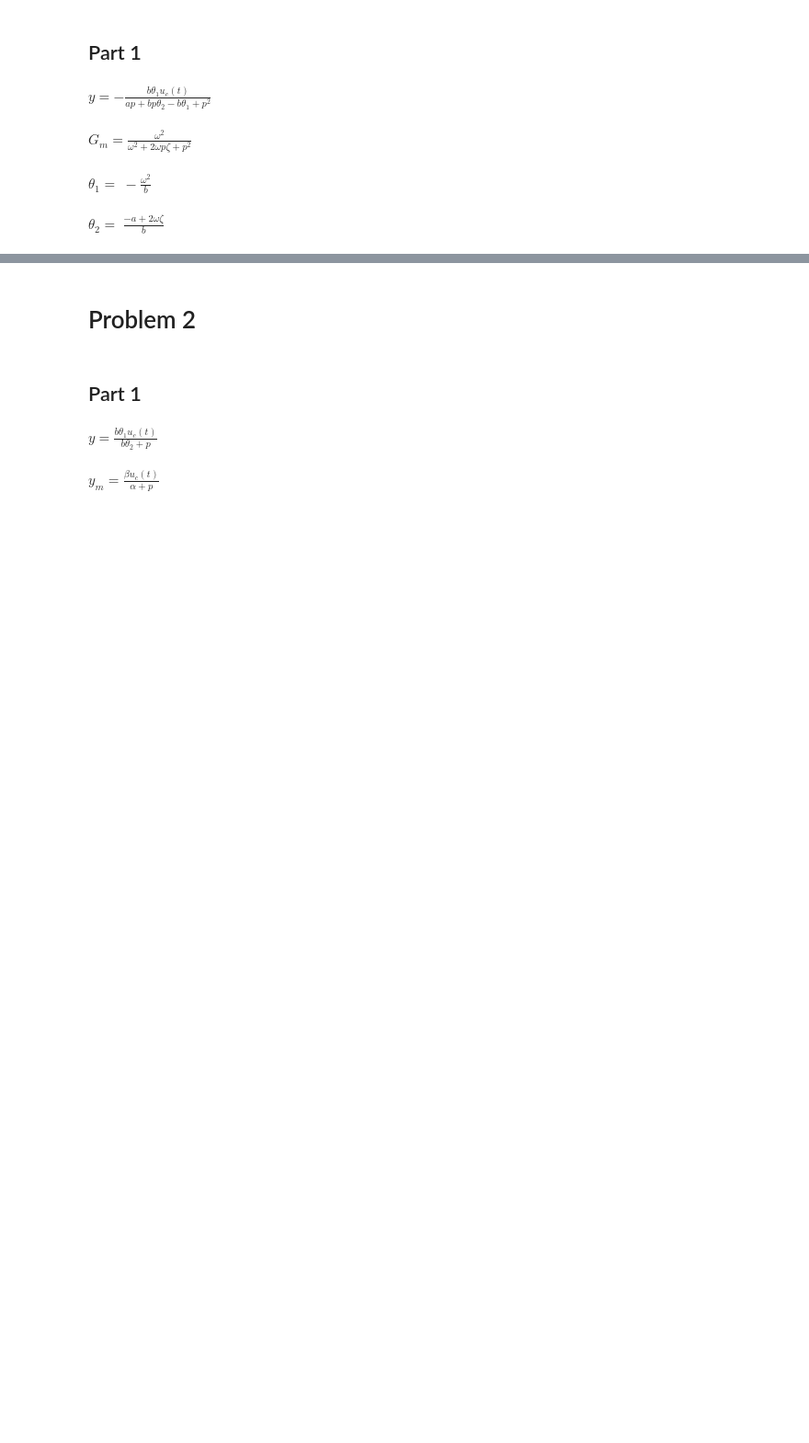
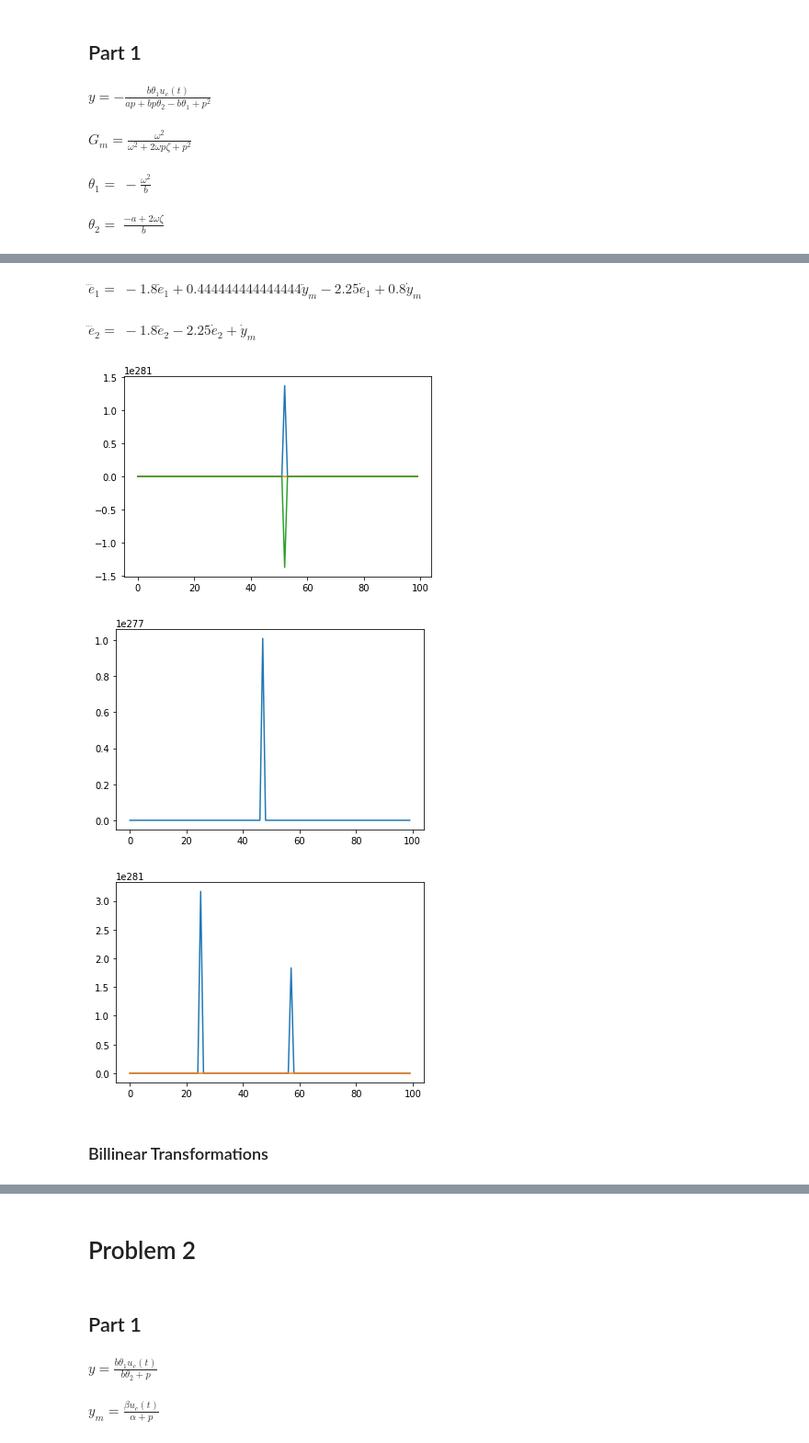
Before and after one commit to cplan082-tech/Adaptive_Control, a Jupyter notebook: assignments/A3/Plante_Clive_hw3.ipynb, the cells around one changed output, grey strips where cells are left out. Shown at 92% size. Saved outputs shown, nothing was run; the diff lists cells and outputs as text; code cells hidden in the pictures; blank space fills up the shorter version.

```diff
--- a/assignments/A3/Plante_Clive_hw3.ipynb
+++ b/assignments/A3/Plante_Clive_hw3.ipynb
@@ -100,0 +404,23 @@ $\displaystyle - \frac{b p}{a p + b p \theta_{2} - b \theta_{1} + p^{2}}$
+# %%
+gamma_val = 7.5
+omega_val = 1.5
+zeta_val = 0.6
+
+ym_d, ym_dd = sp.symbols("\\dot{y}_{m} \\ddot{y}_{m}")
+e1d, e1dd = sp.symbols("\\dot{e}_{1} \\ddot{e}_{1}")
+e2d, e2dd = sp.symbols("\\dot{e}_{2} \\ddot{e}_{2}")
+
+e1_ddd = -ae1[0]*e1d - ae1[1]*e1dd + be1[1]*ym_d + be1[2]*ym_dd
+e2_ddd = -ae2[0]*e2d - ae2[1]*e2dd + be2[1]*ym_d
+
+e1_ddd_subd = e1_ddd.subs([(gamma, gamma_val),(omega,omega_val), (zeta, zeta_val)])
+e2_ddd_subd = e2_ddd.subs([(gamma, gamma_val),(omega,omega_val), (zeta, zeta_val)])
+
+e1_ddd_func = sp.lambdify([e1d, e1dd, ym_d, ym_dd, e], e1_ddd_subd)
+e2_ddd_func = sp.lambdify([e2d, e2dd, ym_d, e], e2_ddd_subd)
+
+display(Math("\\dddot{e}_1 =\;"+latex(e1_ddd_subd)))
+display(Math("\\dddot{e}_2 =\;"+latex(e2_ddd_subd)))
+# %% [output]
+$\displaystyle \dddot{e}_1 =\;- 1.8 \ddot{e}_{1} + 0.444444444444444 \ddot{y}_{m} - 2.25 \dot{e}_{1} + 0.8 \dot{y}_{m}$
+$\displaystyle \dddot{e}_2 =\;- 1.8 \ddot{e}_{2} - 2.25 \dot{e}_{2} + \dot{y}_{m}$
@@ -100,0 +468,41 @@ $\displaystyle - \frac{b p}{a p + b p \theta_{2} - b \theta_{1} + p^{2}}$
+# %%
+T_val = 0.1
+sample_depth = int(10/T_val) # 1000 samples totalling 100 seconds (since sample time T is 0.1 secons)
+sample_range = range(sample_depth)
+starting_samples = 3
+
+alpha_val = 0.5
+gamma_val = 7.5
+omega_val = 1.5
+zeta_val = 0.6
+a_val = 3
+b_val = 1
+
+# calculation of input signal
+t = [i for i in sample_range]
+u_c = np.ones(sample_depth)
+u_c[np.where([m.sin(t[i]*m.pi*T_val/15)<=0 for i in sample_range])] = 0
+
+y0 = [0]*19
+
+ode_res = odeint(ode_solver, y0, t, args=(a_val, b_val,
+                                          omega_val,
+                                          zeta_val,
+                                          gamma_val,
+                                          alpha_val))
+plt.plot(t, ode_res[:, 0])
+plt.plot(t, ode_res[:, 2])
+
+plt.plot(t, ode_res[:,2] - ode_res[:,0])
+plt.show()
+
+plt.plot(t, ode_res[:,10])
+plt.show()
+
+plt.plot(t, ode_res[:,4])
+plt.plot(t, ode_res[:,7])
+plt.show()
+# %% [output]
+[figure, added]
+[figure, added]
+[figure, added]
@@ -100,0 +533,2 @@ $\displaystyle - \frac{b p}{a p + b p \theta_{2} - b \theta_{1} + p^{2}}$
+# %% [markdown]
+### Billinear Transformations
```
Also changed, not shown: parts of 30 cells of this notebook.
